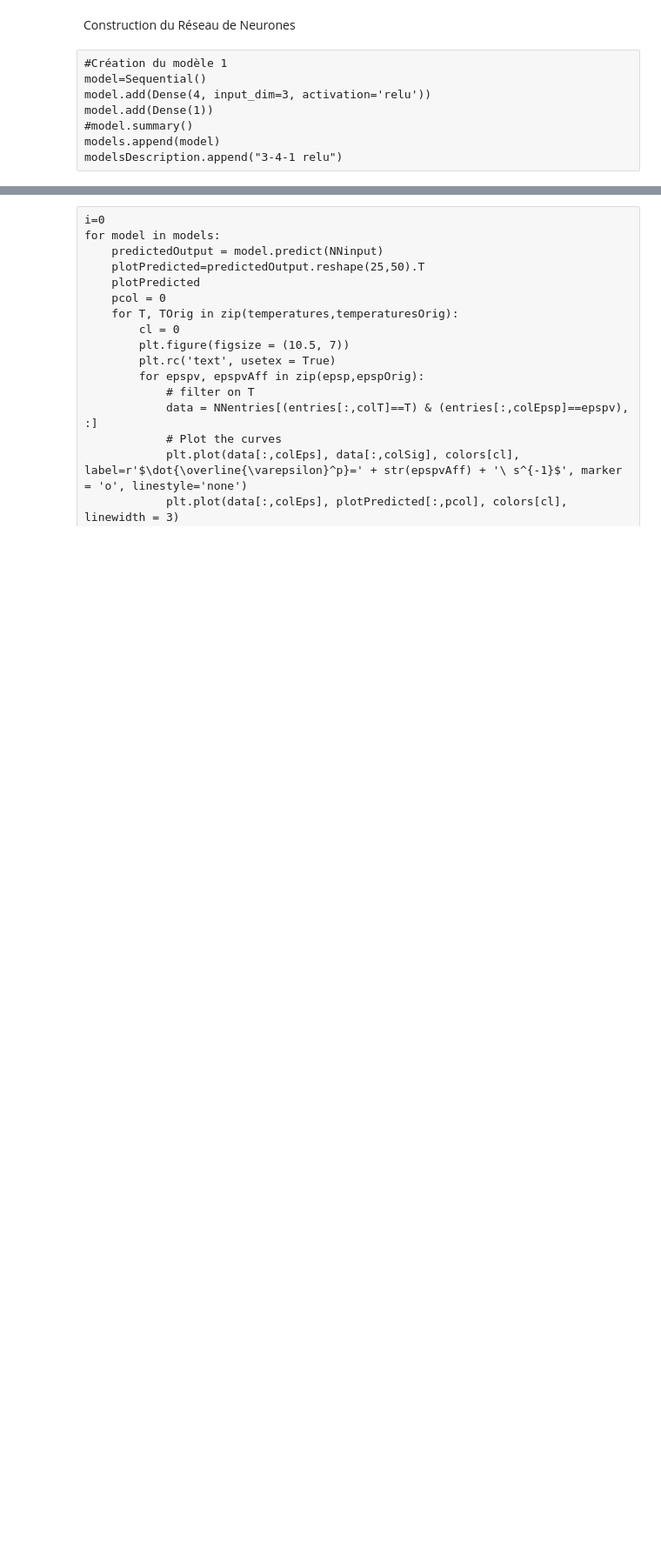
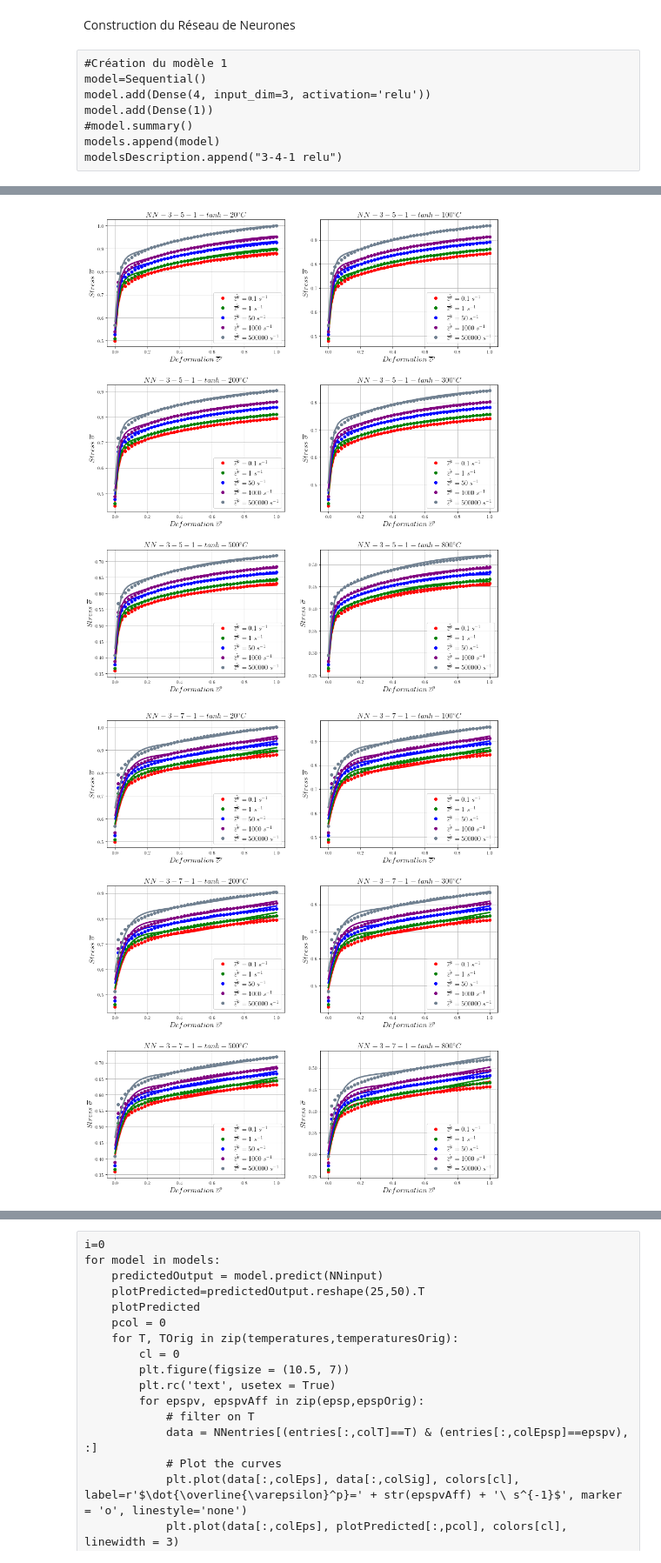
Before and after one commit to pantale/ANN-ConstitutiveLaw, a Jupyter notebook: ANN-Learning/Learning.ipynb, the cells around one changed output, grey strips where cells are left out. Shown at 87% size. Drawn from its saved outputs; the diff is of its cells as text; code cells hidden in the pictures; blank space fills up the shorter version.

```diff
--- a/ANN-Learning/Learning.ipynb
+++ b/ANN-Learning/Learning.ipynb
@@ -133,14 +209,22 @@ modelsDescription = []
 #FACT = ['relu', 'sigmoid', 'tanh']
 #COUCH = [3, 5, 7, 9]
 FACT = ['tanh']
-COUCH = [5, 7, 9]
+COUCH = [5, 7, 9, [5,2], [5,3], [5,4]]
 for c in COUCH:
     for f in FACT:
-        model=Sequential()
-        model.add(Dense(c, input_dim=3, activation=f))
+        desc = '3'
+        model = Sequential()
+        if type(c) == list:
+            for k in c:
+                model.add(Dense(k, input_dim=3, activation=f))
+                desc += '-' + str(k)
+        else:
+            model.add(Dense(c, input_dim=3, activation=f))
+            desc += '-' + str(c)
         model.add(Dense(1))
         models.append(model)
-        modelsDescription.append("3-"+str(c)+"-1-"+f)
+        desc += '-1-'+f
+        modelsDescription.append(desc)
 # %% [raw]
 #Création du modèle 1
 model=Sequential()
@@ -188,31 +283,36 @@ plt.show()
 # %%
 i=0
 for model in models:
     predictedOutput = model.predict(NNinput)
     plotPredicted=predictedOutput.reshape(nEpsp*nTemp, nEps).T
     plotPredicted
     pcol = 0
     plt.figure(figsize = (15, 18))
     plt.rc('text', usetex = True)
     idx = 1
     plt.subplots_adjust(hspace = 0.3)
     for T, TOrig in zip(temperatures, temperaturesOrig):
         cl = 0
+        pli = 0
         plt.subplot(3, 2, idx)
         for epspv, epspvAff in zip(epsp, epspOrig):
             # filter on T
             data = NNentries[(entries[:,colT]==T) & (entries[:,colEpsp]==epspv), :]
             # Plot the curves
             plt.plot(data[:,colEps], data[:,colSig], colors[cl], label=r'$\dot{\overline{\varepsilon}^p}=' + str(epspvAff) + '\ s^{-1}$', marker = 'o', linestyle='none')
-            plt.plot(data[:,colEps], plotPredicted[:,pcol], colors[cl], linewidth = 3)
+            plt.plot(data[:,colEps], plotPredicted[:,pcol*nEpsp+pli], colors[cl], linewidth = 3)
             cl += 1
-            pcol += 1
+            pli += 1
+        pcol += 1
         plt.legend(loc = 'lower right',fancybox = True, numpoints = 1, fontsize = 14)
         plt.grid() # Plot the grid with default size
         plt.xlabel(r'$Deformation\ \overline{\varepsilon}^{p}$', fontsize = 16) # Labels the x axis
         plt.ylabel(r'$Stress\ \overline{\sigma}$', fontsize = 16) # Labels the y axis
-        plt.title(r'$NN-'+modelsDescription[i] +'-'+ str(T) + '^{\circ}C$', fontsize = 16) # Self explicit command
+        plt.title(r'$NN-'+modelsDescription[i] +'-'+ str(TOrig) + '^{\circ}C$', fontsize = 16) # Self explicit command
         idx += 1
-    plt.savefig('NN-'+modelsDescription[i]+'.svg', bbox_inches = 'tight', pad_inches = 0)
+    plt.savefig('NN-'+modelsDescription[i]+'-1.svg', bbox_inches = 'tight', pad_inches = 0)
     plt.show()
     i+=1
+# %% [output]
+[figure, added]
+[figure, added]
```
Also changed, not shown: parts of 17 cells of this notebook, 1 other file.
